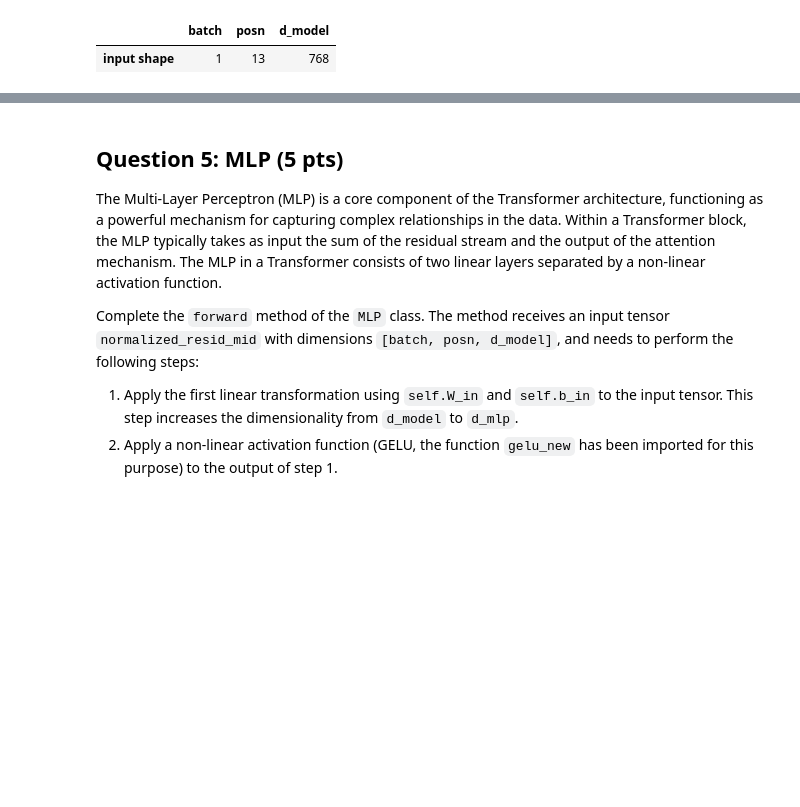
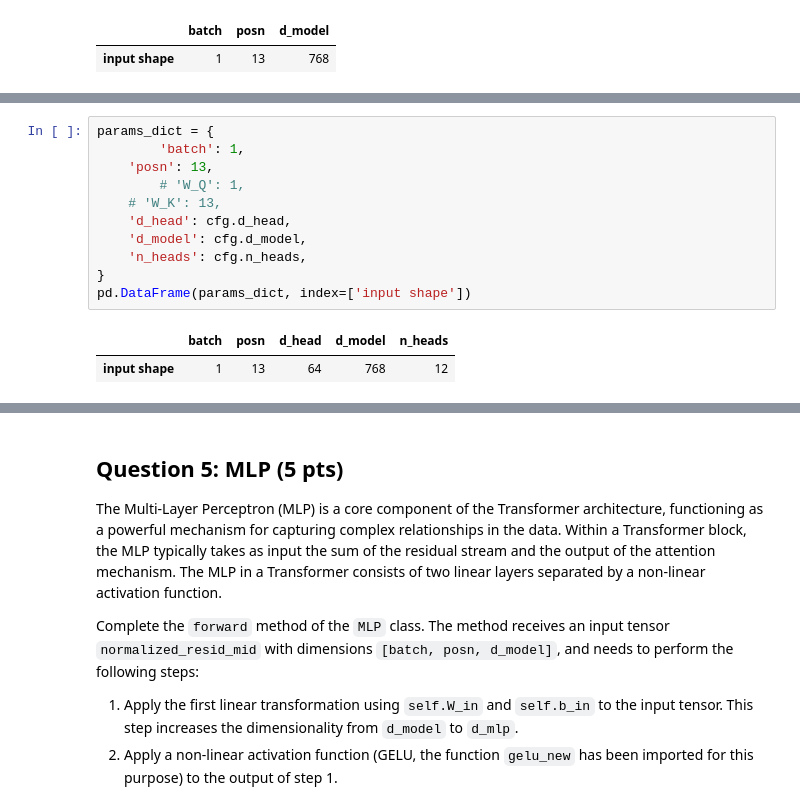
Before and after one commit to juliepinole/LLM, a Jupyter notebook: LLMs_Assignment2_Q1.ipynb, the cells around one changed output, grey strips where cells are left out. Cells and saved outputs as stored; diff of their text form; blank space fills up the shorter version.

Commit message:
Extra model summaries printing

```diff
--- a/LLMs_Assignment2_Q1.ipynb
+++ b/LLMs_Assignment2_Q1.ipynb
@@ -453,0 +443,14 @@ pd.DataFrame(params_dict, index=['input shape'])
+# %%
+params_dict = {
+		'batch': 1,
+    'posn': 13,
+		# 'W_Q': 1,
+    # 'W_K': 13,
+    'd_head': cfg.d_head,
+    'd_model': cfg.d_model,
+    'n_heads': cfg.n_heads,
+}
+pd.DataFrame(params_dict, index=['input shape'])
+# %% [output]
+|  | batch | posn | d_head | d_model | n_heads |
+| input shape | 1 | 13 | 64 | 768 | 12 |
```
Also changed, not shown: parts of 19 cells of this notebook.
